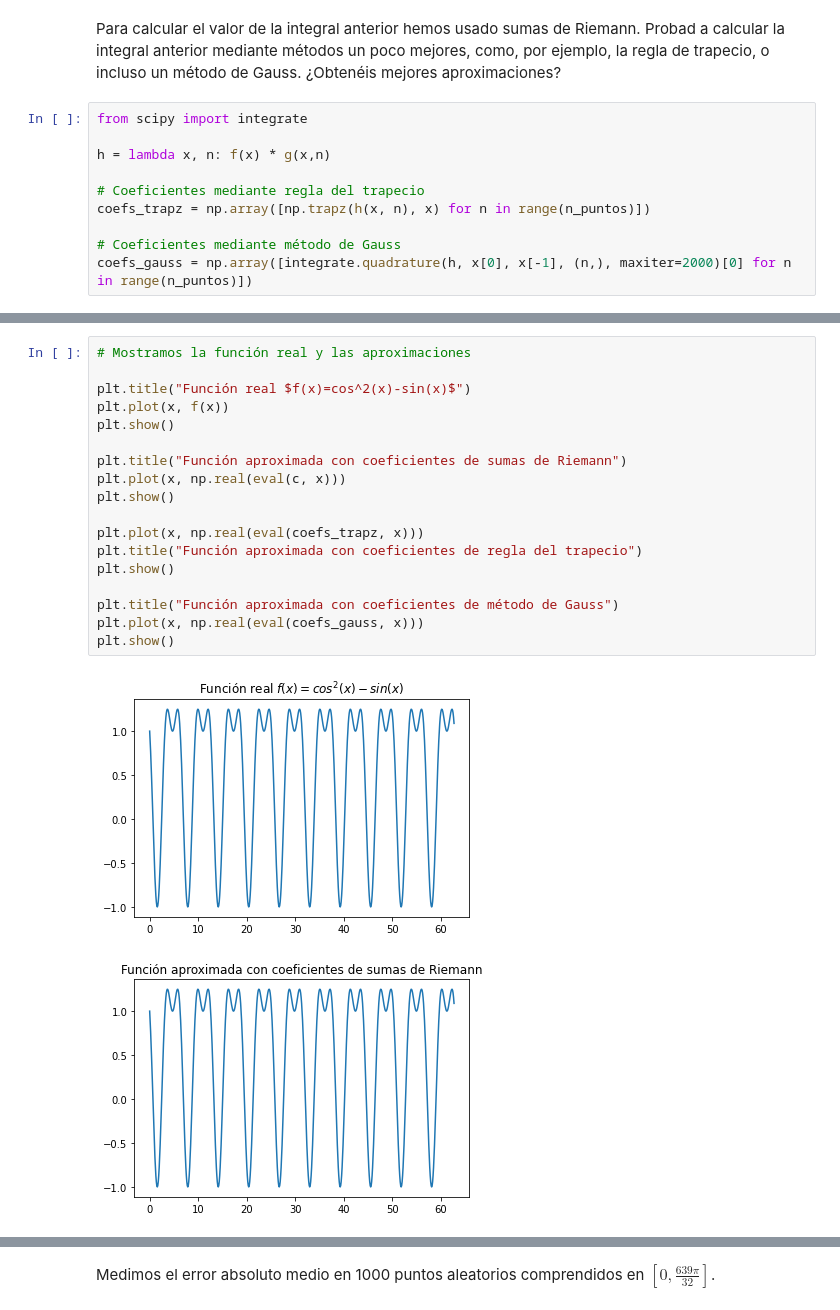
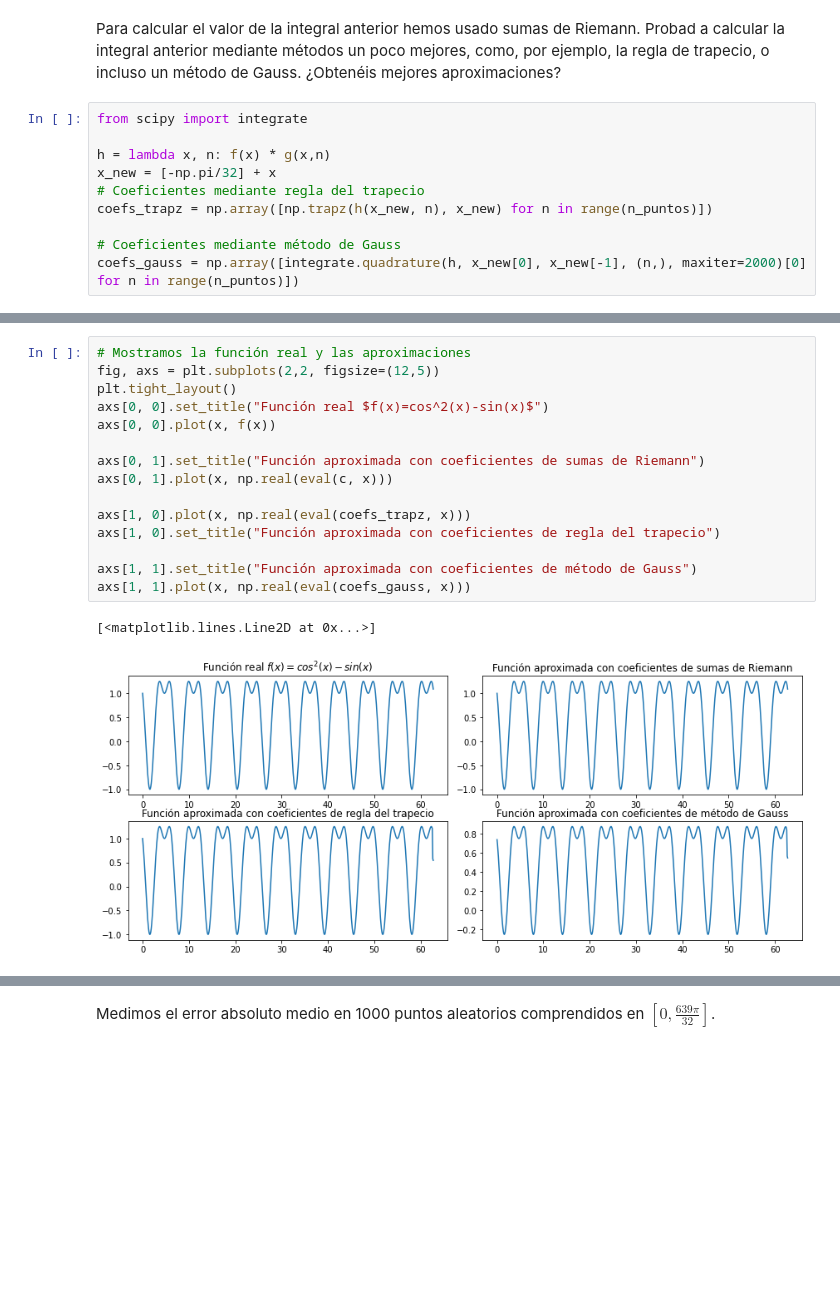
Before and after one commit to Ludvins/Practicas_CN, a Jupyter notebook: P2/P2.ipynb, the cells around one changed output, grey strips where cells are left out. Cells and saved outputs as stored; diff of their text form; blank space fills up the shorter version.

```diff
--- a/P2/P2.ipynb
+++ b/P2/P2.ipynb
@@ -137,11 +137,11 @@ regla de trapecio, o incluso un método de Gauss. ¿Obtenéis mejores aproximaci
 from scipy import integrate
 
 h = lambda x, n: f(x) * g(x,n)
-
+x_new = [-np.pi/32] + x
 # Coeficientes mediante regla del trapecio
-coefs_trapz = np.array([np.trapz(h(x, n), x) for n in range(n_puntos)])
+coefs_trapz = np.array([np.trapz(h(x_new, n), x_new) for n in range(n_puntos)])
 
 # Coeficientes mediante método de Gauss
-coefs_gauss = np.array([integrate.quadrature(h, x[0], x[-1], (n,), maxiter=2000)[0] for n in range(n_puntos)])
+coefs_gauss = np.array([integrate.quadrature(h, x_new[0], x_new[-1], (n,), maxiter=2000)[0] for n in range(n_puntos)])
 # %%
 # Pintamos el módulo de los nuevos coeficientes
@@ -160,21 +157,18 @@ plt.show()
 # %%
 # Mostramos la función real y las aproximaciones
+fig, axs = plt.subplots(2,2, figsize=(12,5))
+plt.tight_layout()
+axs[0, 0].set_title("Función real $f(x)=cos^2(x)-sin(x)$")
+axs[0, 0].plot(x, f(x))
 
-plt.title("Función real $f(x)=cos^2(x)-sin(x)$")
-plt.plot(x, f(x))
-plt.show()
+axs[0, 1].set_title("Función aproximada con coeficientes de sumas de Riemann")
+axs[0, 1].plot(x, np.real(eval(c, x)))
 
-plt.title("Función aproximada con coeficientes de sumas de Riemann")
-plt.plot(x, np.real(eval(c, x)))
-plt.show()
+axs[1, 0].plot(x, np.real(eval(coefs_trapz, x)))
+axs[1, 0].set_title("Función aproximada con coeficientes de regla del trapecio")
 
-plt.plot(x, np.real(eval(coefs_trapz, x)))
-plt.title("Función aproximada con coeficientes de regla del trapecio")
-plt.show()
-
-plt.title("Función aproximada con coeficientes de método de Gauss")
-plt.plot(x, np.real(eval(coefs_gauss, x)))
-plt.show()
+axs[1, 1].set_title("Función aproximada con coeficientes de método de Gauss")
+axs[1, 1].plot(x, np.real(eval(coefs_gauss, x)))
 # %% [output]
+[<matplotlib.lines.Line2D at 0x...>]
-[figure, old version]
+[figure, new version]
-[figure, removed]
```
Also changed, not shown: parts of 7 cells of this notebook.
